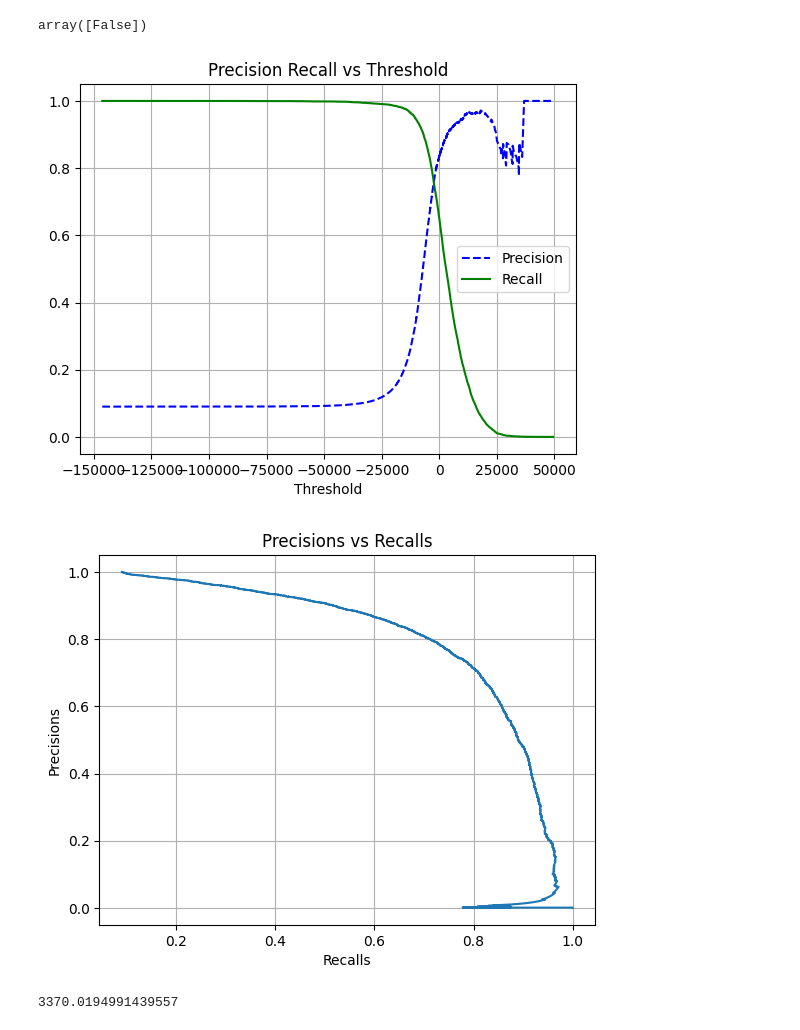
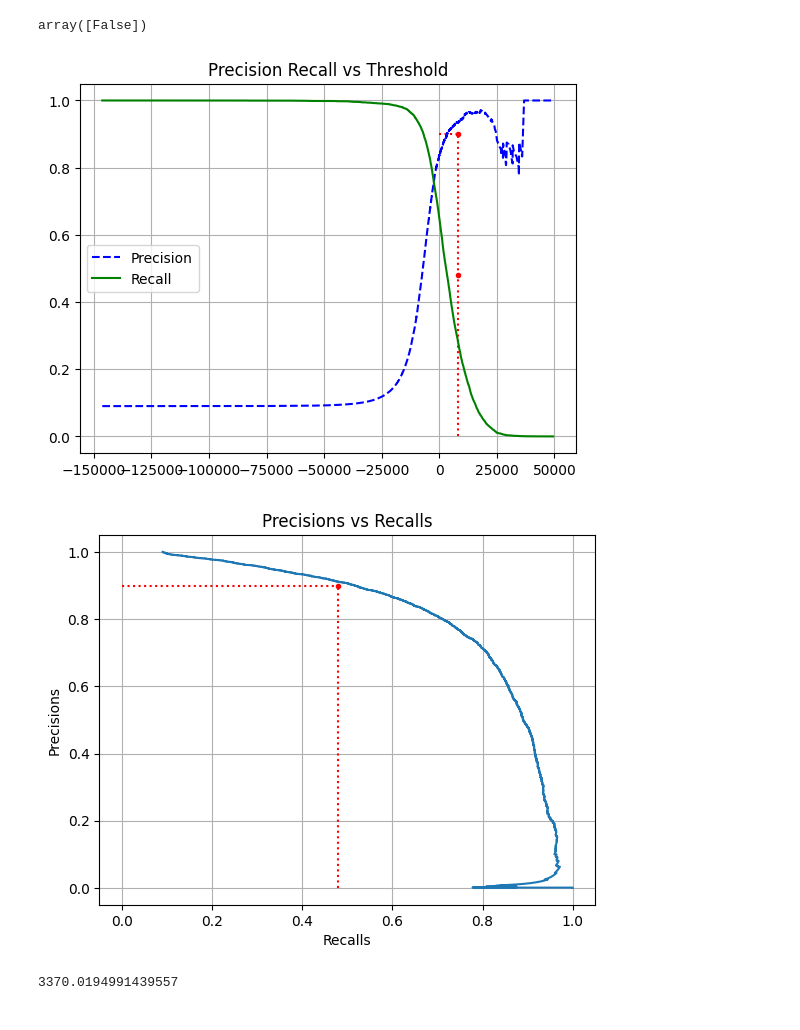
Before and after one commit to Bubu02/Hands_On_Machine_Learning_with_Scikit_Learn_Keras_and_TensorFlow, a Jupyter notebook: 03_Classification.ipynb, the cells around one changed output. Saved outputs shown, nothing was run; the diff lists cells and outputs as text; code cells hidden in the pictures.

Commit message:
plotting graph

```diff
--- a/03_Classification.ipynb
+++ b/03_Classification.ipynb
@@ -137,20 +137,28 @@ precisions, recalls, thresholds = precision_recall_curve(y_train_5, y_scores)
 # %%
 def plot_precision_recall_vs_threshold(precisions, recalls, thresholds):
     plt.plot(thresholds, precisions[:-1], "b--", label="Precision")
     plt.plot(thresholds, recalls[:-1], "g-", label="Recall")
 
 plt.title("Precision Recall vs Threshold")
-plt.xlabel("Threshold")
+
+plt.plot(8000, 0.9000345901072293, 'ro', markersize=3)
+plt.plot(8000, 0.4799852425751706, 'ro', markersize=3)
+plt.plot([0, 8000], [0.9000345901072293, 0.9000345901072293], 'r:')
+plt.plot([8000, 8000], [0, 0.9000345901072293], 'r:')
+
 plot_precision_recall_vs_threshold(precisions, recalls, thresholds)
 plt.legend()
 plt.grid()
 plt.show()
 # %% [output]
-[figure, old version]
+[figure, new version]
 # %%
 def plot_precision_vs_recall(precisions, recalls):
     plt.plot(precisions, recalls)
 
+plt.plot(0.4799852425751706, 0.9000345901072293, 'ro', markersize=3)
+plt.plot([0, 0.4799852425751706], [0.9000345901072293, 0.9000345901072293], 'r:')
+plt.plot([0.4799852425751706, 0.4799852425751706], [0, 0.9000345901072293], 'r:')
 plt.title("Precisions vs Recalls")
 plt.xlabel("Recalls")
 plt.ylabel("Precisions")
@@ -159,7 +167,7 @@ plot_precision_vs_recall(precisions, recalls)
 plt.grid()
 plt.show()
 # %% [output]
-[figure, old version]
+[figure, new version]
 # %%
 # to find the lowest threshold for 90% precision
 threshold_90_precision = thresholds[np.argmax(precisions >= 0.90)]
```
Also changed, not shown: parts of 3 cells of this notebook.
